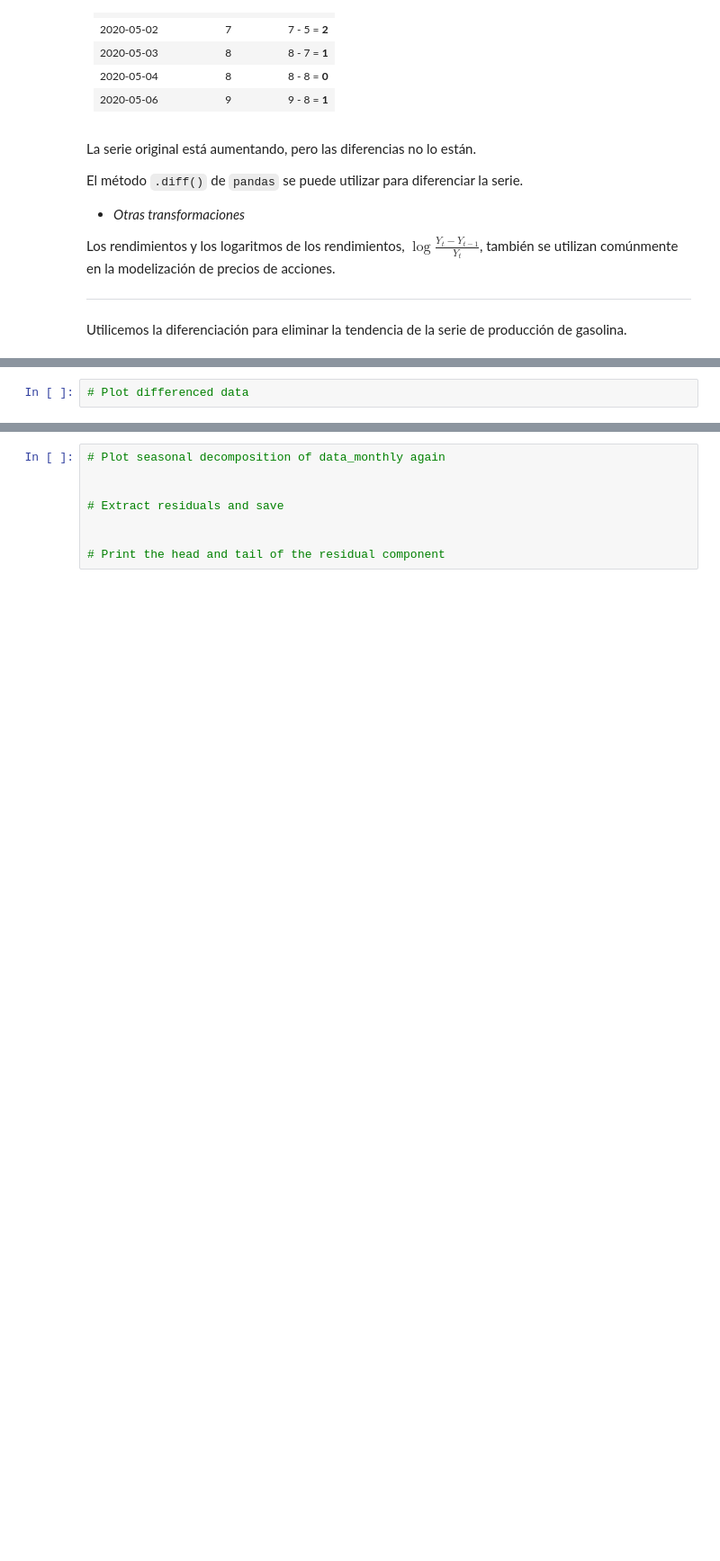
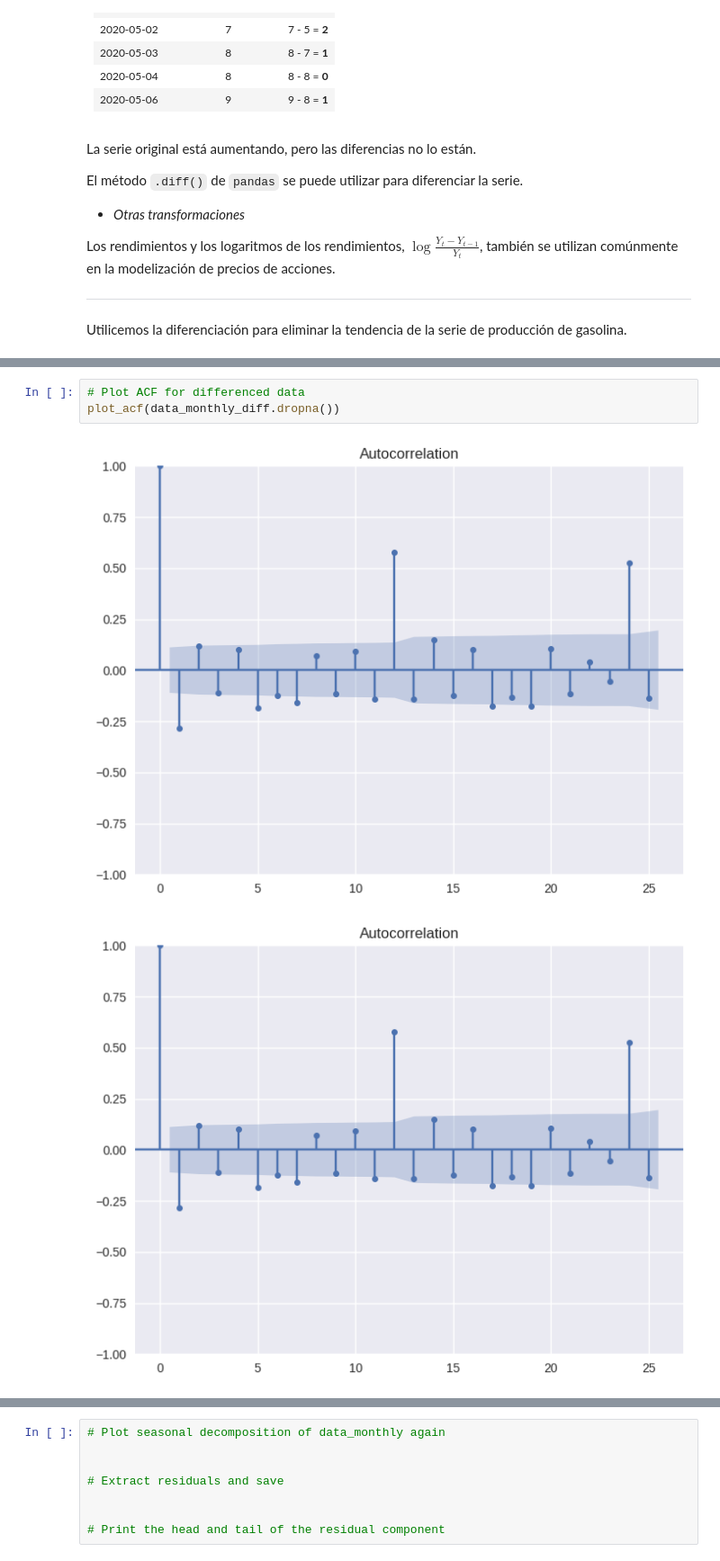
Before and after one commit to jazaineam1/Diplomado_ucentral_ME, a Jupyter notebook: Cuadernos/diplomado_series_tiempo.ipynb, the cells around one changed output, grey strips where cells are left out. Shown at 90% size. Drawn from its saved outputs; the diff is of its cells as text; blank space fills up the shorter version.

```diff
--- a/Cuadernos/diplomado_series_tiempo.ipynb
+++ b/Cuadernos/diplomado_series_tiempo.ipynb
@@ -450,2 +476,6 @@ Utilicemos la diferenciación para eliminar la tendencia de la serie de producci
 # %%
-# Plot differenced data
+# Plot ACF for differenced data
+plot_acf(data_monthly_diff.dropna())
+# %% [output]
+[figure, added]
+[figure, added]
```
Also changed, not shown: parts of 8 cells of this notebook.
